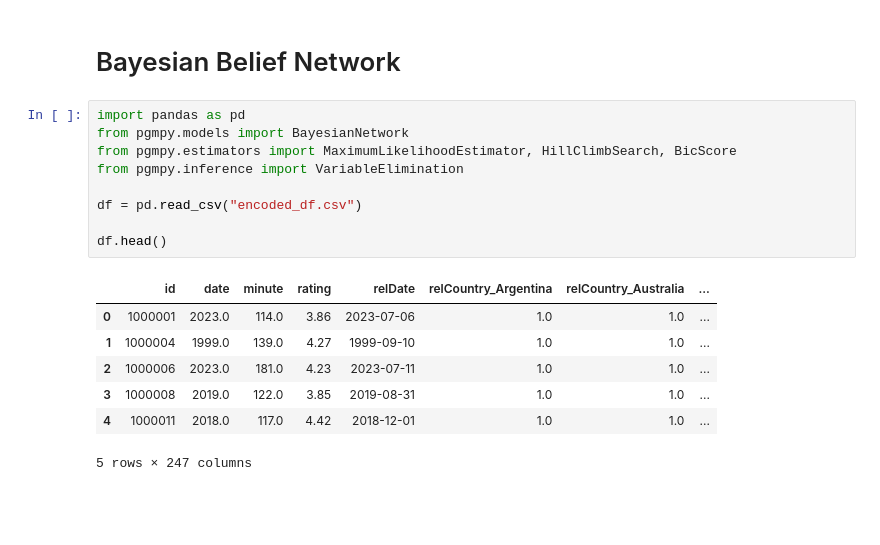
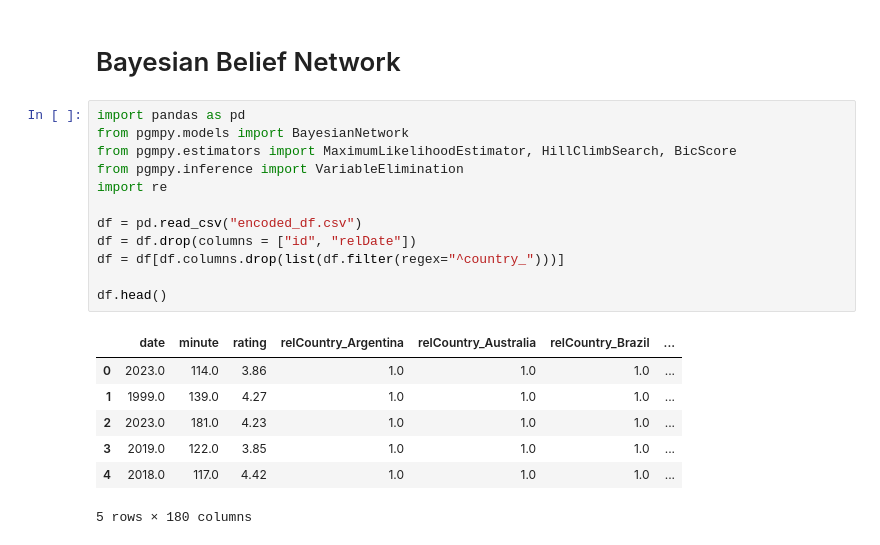
Before and after one commit to cstillma/MovieMining, a Jupyter notebook: Deliverables - Raw/Bayesian Belief Network.ipynb, the cells around one changed output. Drawn from its saved outputs; the diff is of its cells as text; blank space fills up the shorter version.

```diff
--- a/Deliverables - Raw/Bayesian Belief Network.ipynb
+++ b/Deliverables - Raw/Bayesian Belief Network.ipynb
@@ -3,19 +3,22 @@
 # %%
 import pandas as pd
 from pgmpy.models import BayesianNetwork
 from pgmpy.estimators import MaximumLikelihoodEstimator, HillClimbSearch, BicScore
 from pgmpy.inference import VariableElimination
+import re
 
 df = pd.read_csv("encoded_df.csv")
+df = df.drop(columns = ["id", "relDate"])
+df = df[df.columns.drop(list(df.filter(regex="^country_")))]
 
 df.head()
 # %% [output]
-|  | id | date | minute | rating | relDate | relCountry_Argentina | relCountry_Australia | ... |
-| 0 | 1000001 | 2023.0 | 114.0 | 3.86 | 2023-07-06 | 1.0 | 1.0 | ... |
-| 1 | 1000004 | 1999.0 | 139.0 | 4.27 | 1999-09-10 | 1.0 | 1.0 | ... |
-| 2 | 1000006 | 2023.0 | 181.0 | 4.23 | 2023-07-11 | 1.0 | 1.0 | ... |
-| 3 | 1000008 | 2019.0 | 122.0 | 3.85 | 2019-08-31 | 1.0 | 1.0 | ... |
-| 4 | 1000011 | 2018.0 | 117.0 | 4.42 | 2018-12-01 | 1.0 | 1.0 | ... |
+|  | date | minute | rating | relCountry_Argentina | relCountry_Australia | relCountry_Brazil | ... |
+| 0 | 2023.0 | 114.0 | 3.86 | 1.0 | 1.0 | 1.0 | ... |
+| 1 | 1999.0 | 139.0 | 4.27 | 1.0 | 1.0 | 1.0 | ... |
+| 2 | 2023.0 | 181.0 | 4.23 | 1.0 | 1.0 | 1.0 | ... |
+| 3 | 2019.0 | 122.0 | 3.85 | 1.0 | 1.0 | 1.0 | ... |
+| 4 | 2018.0 | 117.0 | 4.42 | 1.0 | 1.0 | 1.0 | ... |
-5 rows × 247 columns
+5 rows × 180 columns
 # %%
 # Manually define the structure of the BBN
```
Also changed, not shown: parts of 48 cells of this notebook.
